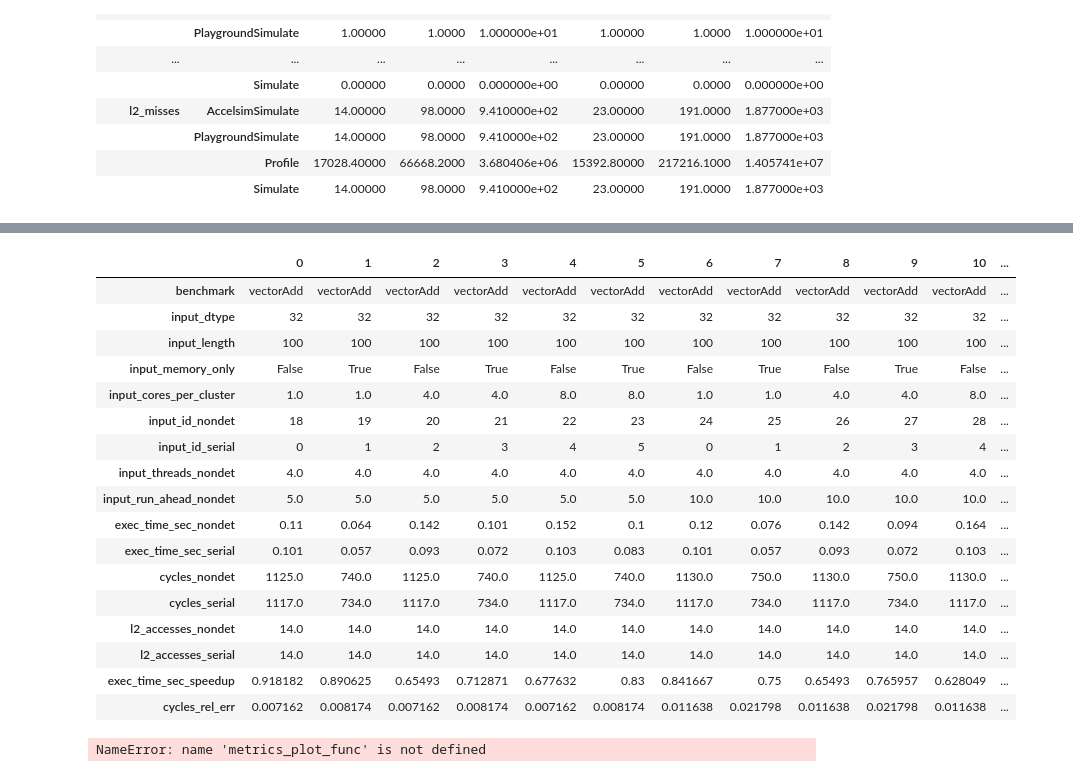
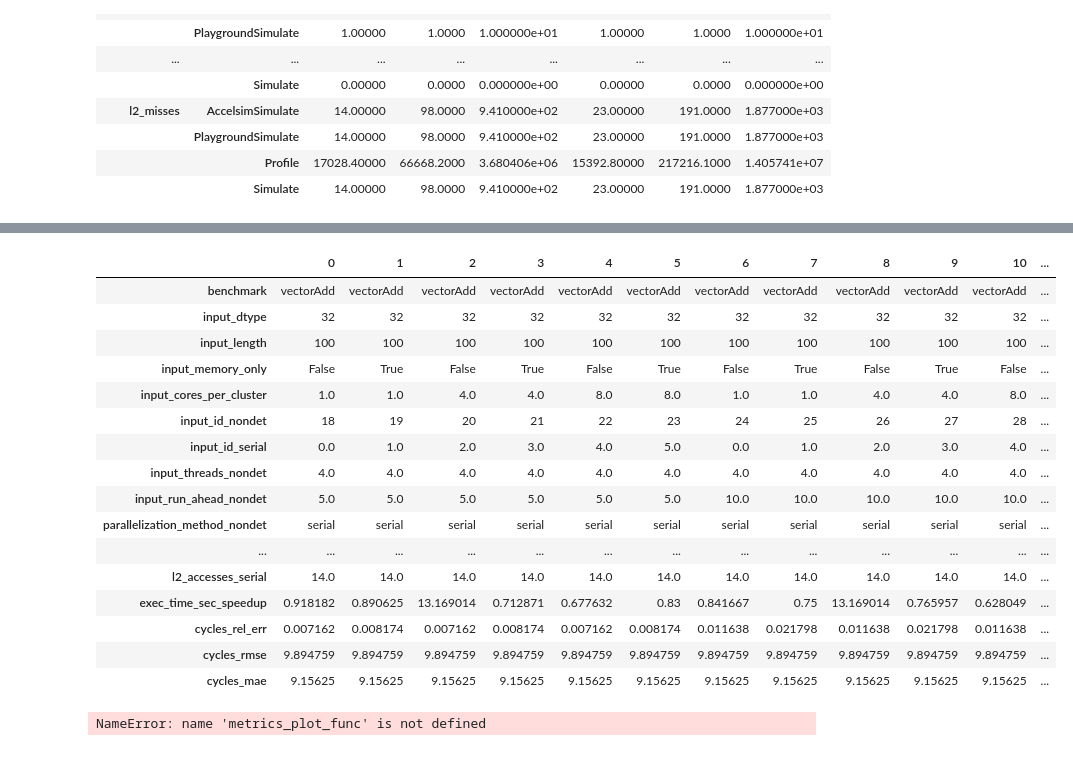
Before and after one commit to romnn/microgpusim, a Jupyter notebook: notebooks/plots.ipynb, the cells around one changed output, grey strips where cells are left out. Drawn from its saved outputs; the diff is of its cells as text; code cells hidden in the pictures.

```diff
--- a/notebooks/plots.ipynb
+++ b/notebooks/plots.ipynb
@@ -149,13 +150,49 @@ targets = ["Simulate"]
 selected_df = sim_df.copy()
 selected_df = selected_df[selected_df["benchmark"].isin(benchmarks)]
 selected_df = selected_df[selected_df["target"].isin(targets)]
+selected_df["parallelization_method"] = "serial" # to be overridden
 
-assert((selected_df["is_release_build"] == True).all())
+if not (selected_df["is_release_build"] == True).all():
+    print("WARNING: non release results:")
+    non_release_results = selected_df[selected_df["is_release_build"] == True]
+    grouped = non_release_results.groupby(["benchmark", "target"])
+    print(grouped["input_id"].count())
 
+bench_cols = ["benchmark"]
+input_cols = ["input_dtype", "input_length", "input_memory_only", "input_cores_per_cluster"]
+
+# get serial
 serial = selected_df[selected_df["input_mode"] == "serial"]
+print(serial.select_dtypes(include=["object"]).columns)
+
+# we are joining all parallel configs with their serial variant
+# however, we do not assume equal number of repetitions necessarily, hence we compute mean
+# note that repeptions also only have a very minimal influence on serial execution time, since otherwise deterministic
+mean_serial = serial.groupby(bench_cols + input_cols).agg({
+    **{c: "mean" for c in set(serial.columns) - set(bench_cols + input_cols)},
+    **{
+       'device': "first",
+       'kernel_name_mangled': "first",
+       'kernel_name': "first",
+       'target': "first",
+       'is_release_build': "first",
+       'input_mode': "first",
+       'parallelization_method': "first",
+}}).reset_index()
+assert mean_serial.shape == serial.shape, "this does not hold when we have repetitions"
+serial = mean_serial
+
+# get nondet
 nondet = selected_df[selected_df["input_mode"] == "nondeterministic"]
-print((nondet["input_id"] == 3).sum())
-print(nondet[nondet["input_id"] == 41][["cycles", "l2_reads", "dram_accesses"]])
+
+# parallelism methods
+# deterministic, nondeterministic (n=5), nondeterministic (n=10), nondeterministic interleaved (n=5) nondeterministic interleaved (n=10)
+
+# nondet.loc[[nondet["input_mode"] == "deterministic"," parallelization_method"]] = "deterministic"
+nondet[nondet["input_mode"] == "deterministic"]["parallelization_method"] = "deterministic"
+
+# print((nondet["input_id"] == 3).sum())
+# print(nondet[nondet["input_id"] == 41][["cycles", "l2_reads", "dram_accesses"]])
 print(len(serial))
 print(len(nondet))
 
@@ -165,8 +202,6 @@ print(nondet["input_id"].unique())
 
 # print(serial[[c for c in serial.columns if c.startswith('input_')]])
 # print(nondet[[c for c in nondet.columns if c.startswith('input_')]])
-bench_cols = ["benchmark"]
-input_cols = ["input_dtype", "input_length", "input_memory_only", "input_cores_per_cluster"]
 # selected_df[["benchmark", "target", "cycles"]]
 
 # join based on input_cols
@@ -174,9 +209,19 @@ joined = nondet.merge(serial, on=bench_cols + input_cols, how="left", suffixes=(
 # selected_df
 # nondet
 
-joined["exec_time_sec_speedup"] = joined["exec_time_sec_serial"] / joined["exec_time_sec_nondet"]
-#
+def speedup(baseline, values):
+    return baseline / values
+
+def rmse(true_values, values):
+    return((values - true_values) ** 2).mean() ** .5
+
+def mae(true_values, values):
+    return (true_values - values).abs().mean()
+
+joined["exec_time_sec_speedup"] = speedup(baseline=joined["exec_time_sec_serial"], values=joined["exec_time_sec_nondet"])
 joined["cycles_rel_err"] = (joined["cycles_nondet"] - joined["cycles_serial"]).abs() / joined["cycles_serial"]
+joined["cycles_rmse"] = rmse(true_values=joined["cycles_serial"], values=joined["cycles_nondet"])
+joined["cycles_mae"] = mae(true_values=joined["cycles_serial"], values=joined["cycles_nondet"])
 
 print(joined.shape)
 assert joined.shape[0] == len(nondet["input_id"].unique())
@@ -185,13 +230,13 @@ assert joined.shape[0] == len(nondet["input_id"].unique())
 # print(joined["cycles_nondet"] - joined["cycles_serial"])
 joined[[
     "benchmark", "input_dtype", "input_length", "input_memory_only", "input_cores_per_cluster", "input_id_nondet", "input_id_serial",
-    "input_threads_nondet", "input_run_ahead_nondet",
+    "input_threads_nondet", "input_run_ahead_nondet", "parallelization_method_nondet",
     "exec_time_sec_nondet", "exec_time_sec_serial",
     "cycles_nondet", "cycles_serial",
     "l2_accesses_nondet", "l2_accesses_serial",
 
     # computed
-    "exec_time_sec_speedup", "cycles_rel_err",
+    "exec_time_sec_speedup", "cycles_rel_err", "cycles_rmse", "cycles_mae",
 ]].T
 # (joined["cycles_nondet"] - joined["cycles_serial"]).abs() / joined["cycles_serial"]
 # %% [output]
@@ -218,21 +260,20 @@ joined[[
 |  | 0 | 1 | 2 | 3 | 4 | 5 | 6 | 7 | 8 | 9 | 10 | ... |
 | benchmark | vectorAdd | vectorAdd | vectorAdd | vectorAdd | vectorAdd | vectorAdd | vectorAdd | vectorAdd | vectorAdd | vectorAdd | vectorAdd | ... |
 | input_dtype | 32 | 32 | 32 | 32 | 32 | 32 | 32 | 32 | 32 | 32 | 32 | ... |
 | input_length | 100 | 100 | 100 | 100 | 100 | 100 | 100 | 100 | 100 | 100 | 100 | ... |
 | input_memory_only | False | True | False | True | False | True | False | True | False | True | False | ... |
 | input_cores_per_cluster | 1.0 | 1.0 | 4.0 | 4.0 | 8.0 | 8.0 | 1.0 | 1.0 | 4.0 | 4.0 | 8.0 | ... |
 | input_id_nondet | 18 | 19 | 20 | 21 | 22 | 23 | 24 | 25 | 26 | 27 | 28 | ... |
-| input_id_serial | 0 | 1 | 2 | 3 | 4 | 5 | 0 | 1 | 2 | 3 | 4 | ... |
+| input_id_serial | 0.0 | 1.0 | 2.0 | 3.0 | 4.0 | 5.0 | 0.0 | 1.0 | 2.0 | 3.0 | 4.0 | ... |
 | input_threads_nondet | 4.0 | 4.0 | 4.0 | 4.0 | 4.0 | 4.0 | 4.0 | 4.0 | 4.0 | 4.0 | 4.0 | ... |
 | input_run_ahead_nondet | 5.0 | 5.0 | 5.0 | 5.0 | 5.0 | 5.0 | 10.0 | 10.0 | 10.0 | 10.0 | 10.0 | ... |
-| exec_time_sec_nondet | 0.11 | 0.064 | 0.142 | 0.101 | 0.152 | 0.1 | 0.12 | 0.076 | 0.142 | 0.094 | 0.164 | ... |
-| exec_time_sec_serial | 0.101 | 0.057 | 0.093 | 0.072 | 0.103 | 0.083 | 0.101 | 0.057 | 0.093 | 0.072 | 0.103 | ... |
-| cycles_nondet | 1125.0 | 740.0 | 1125.0 | 740.0 | 1125.0 | 740.0 | 1130.0 | 750.0 | 1130.0 | 750.0 | 1130.0 | ... |
-| cycles_serial | 1117.0 | 734.0 | 1117.0 | 734.0 | 1117.0 | 734.0 | 1117.0 | 734.0 | 1117.0 | 734.0 | 1117.0 | ... |
-| l2_accesses_nondet | 14.0 | 14.0 | 14.0 | 14.0 | 14.0 | 14.0 | 14.0 | 14.0 | 14.0 | 14.0 | 14.0 | ... |
+| parallelization_method_nondet | serial | serial | serial | serial | serial | serial | serial | serial | serial | serial | serial | ... |
+| ... | ... | ... | ... | ... | ... | ... | ... | ... | ... | ... | ... | ... |
 | l2_accesses_serial | 14.0 | 14.0 | 14.0 | 14.0 | 14.0 | 14.0 | 14.0 | 14.0 | 14.0 | 14.0 | 14.0 | ... |
-| exec_time_sec_speedup | 0.918182 | 0.890625 | 0.65493 | 0.712871 | 0.677632 | 0.83 | 0.841667 | 0.75 | 0.65493 | 0.765957 | 0.628049 | ... |
+| exec_time_sec_speedup | 0.918182 | 0.890625 | 13.169014 | 0.712871 | 0.677632 | 0.83 | 0.841667 | 0.75 | 13.169014 | 0.765957 | 0.628049 | ... |
 | cycles_rel_err | 0.007162 | 0.008174 | 0.007162 | 0.008174 | 0.007162 | 0.008174 | 0.011638 | 0.021798 | 0.011638 | 0.021798 | 0.011638 | ... |
+| cycles_rmse | 9.894759 | 9.894759 | 9.894759 | 9.894759 | 9.894759 | 9.894759 | 9.894759 | 9.894759 | 9.894759 | 9.894759 | 9.894759 | ... |
+| cycles_mae | 9.15625 | 9.15625 | 9.15625 | 9.15625 | 9.15625 | 9.15625 | 9.15625 | 9.15625 | 9.15625 | 9.15625 | 9.15625 | ... |
 # %%
 # gpusims.plot.metrics.Cycles: plot_scatter,
 fig = metrics_plot_func(
```
Also changed, not shown: parts of 2 cells of this notebook, 4 other files.
